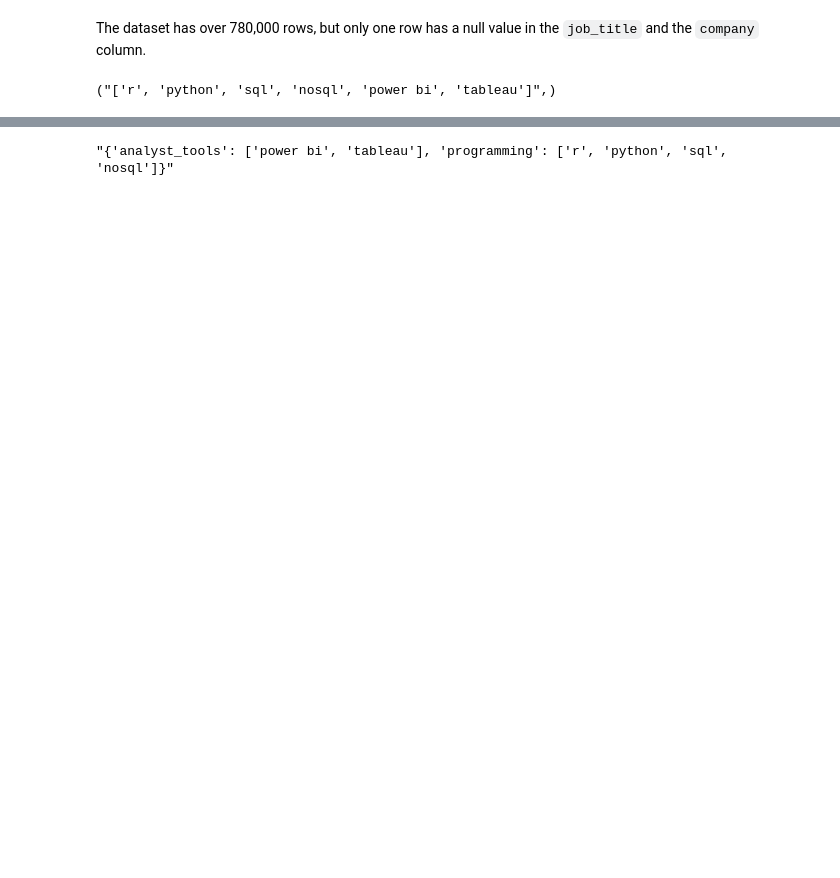
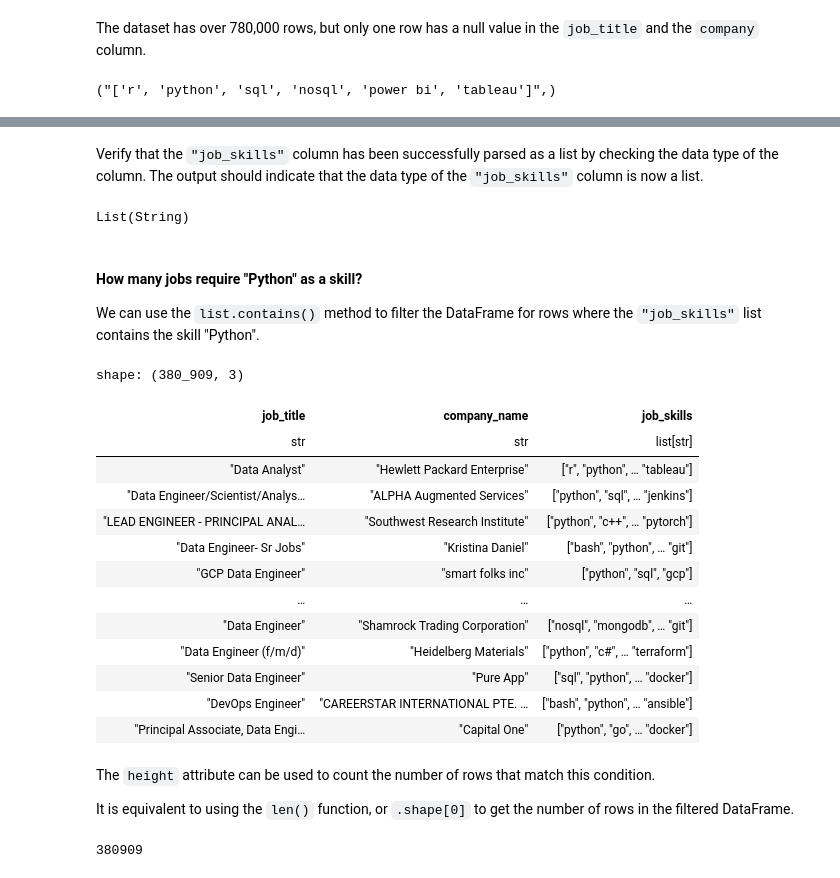
Before and after one commit to bdi593/textbook, a Jupyter notebook: content/data-job-postings/preprocessing.ipynb, the cells around one changed output, grey strips where cells are left out. Saved outputs shown, nothing was run; the diff lists cells and outputs as text; code cells hidden in the pictures; blank space fills up the shorter version.

```diff
--- a/content/data-job-postings/preprocessing.ipynb
+++ b/content/data-job-postings/preprocessing.ipynb
@@ -178,7 +201,7 @@ The JSON format requires that string values be enclosed in double quotes. If the
 
 :::
 # %%
-df.with_columns(
+df = df.with_columns(
     pl.when(pl.col("job_skills").is_not_null())
     .then(
         pl.col("job_skills")
@@ -188,4 +211,6 @@ df.with_columns(
     .otherwise(None)
     .alias("job_skills")
 )
+
+df.filter(pl.col("job_skills").is_not_null()).select(pl.col("job_skills")).head(5)
 # %% [output]
@@ -231,4 +218,37 @@ shape: (785_741, 17)
-# %%
-df.select(pl.col("job_type_skills").drop_nulls().first()).item()
-# %% [output]
-"{'analyst_tools': ['power bi', 'tableau'], 'programming': ['r', 'python', 'sql', 'nosql']}"
+# %% [markdown]
+Verify that the `"job_skills"` column has been successfully parsed as a list by checking the data type of the column. The output should indicate that the data type of the `"job_skills"` column is now a list.
+# %%
+df.schema["job_skills"]
+# %% [output]
+List(String)
+# %% [markdown]
+#### How many jobs require "Python" as a skill?
+
+We can use the `list.contains()` method to filter the DataFrame for rows where the `"job_skills"` list contains the skill "Python".
+# %%
+df.filter(pl.col("job_skills").list.contains("python")).select(
+    pl.col("job_title"), pl.col("company_name"), pl.col("job_skills")
+)
+# %% [output]
+shape: (380_909, 3)
+| job_title | company_name | job_skills |
+| str | str | list[str] |
+| "Data Analyst" | "Hewlett Packard Enterprise" | ["r", "python", … "tableau"] |
+| "Data Engineer/Scientist/Analys… | "ALPHA Augmented Services" | ["python", "sql", … "jenkins"] |
+| "LEAD ENGINEER - PRINCIPAL ANAL… | "Southwest Research Institute" | ["python", "c++", … "pytorch"] |
+| "Data Engineer- Sr Jobs" | "Kristina Daniel" | ["bash", "python", … "git"] |
+| "GCP Data Engineer" | "smart folks inc" | ["python", "sql", "gcp"] |
+| … | … | … |
+| "Data Engineer" | "Shamrock Trading Corporation" | ["nosql", "mongodb", … "git"] |
+| "Data Engineer (f/m/d)" | "Heidelberg Materials" | ["python", "c#", … "terraform"] |
+| "Senior Data Engineer" | "Pure App" | ["sql", "python", … "docker"] |
+| "DevOps Engineer" | "CAREERSTAR INTERNATIONAL PTE. … | ["bash", "python", … "ansible"] |
+| "Principal Associate, Data Engi… | "Capital One" | ["python", "go", … "docker"] |
+# %% [markdown]
+The `height` attribute can be used to count the number of rows that match this condition.
+
+It is equivalent to using the `len()` function, or `.shape[0]` to get the number of rows in the filtered DataFrame.
+# %%
+df.filter(pl.col("job_skills").list.contains("python")).height
+# %% [output]
+380909
```
Also changed, not shown: parts of 16 cells of this notebook.
